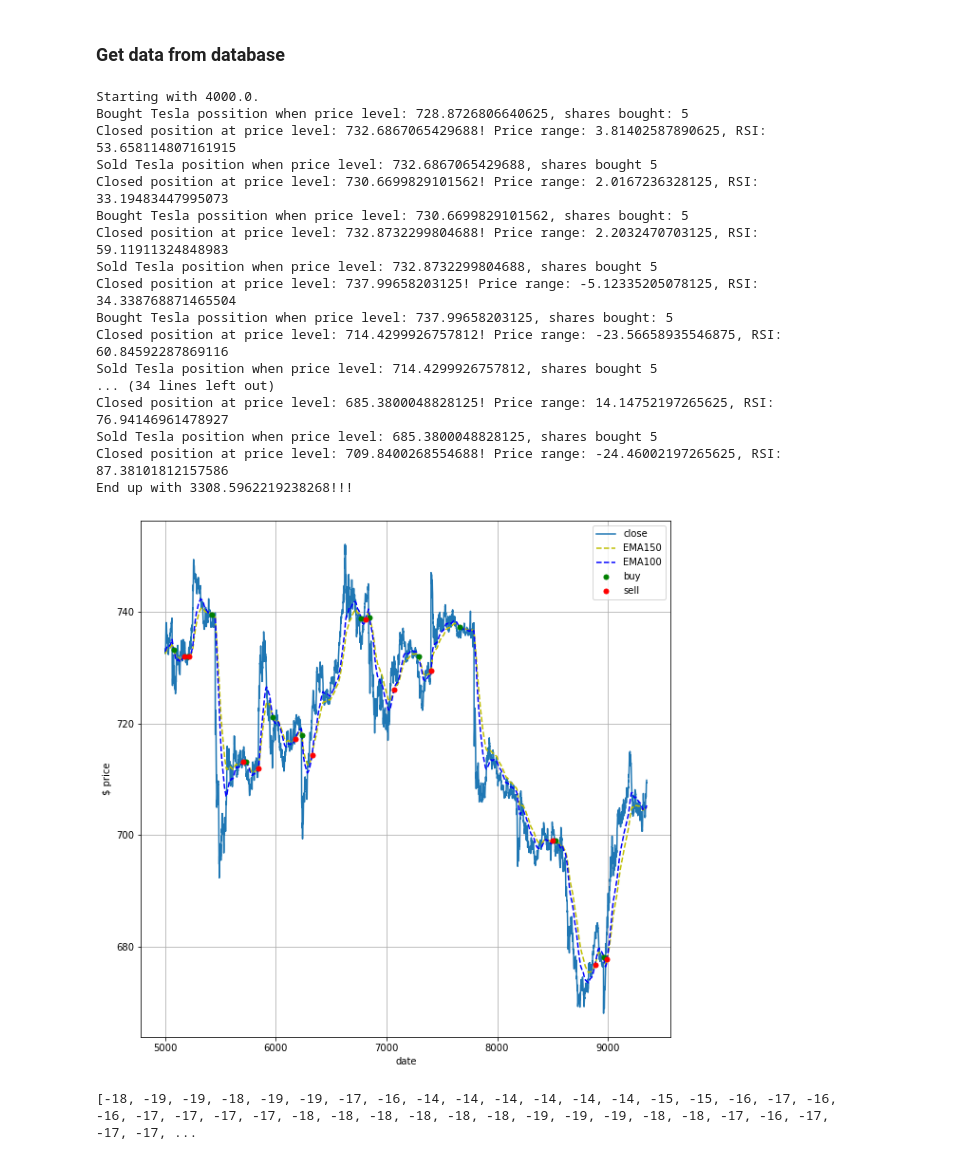
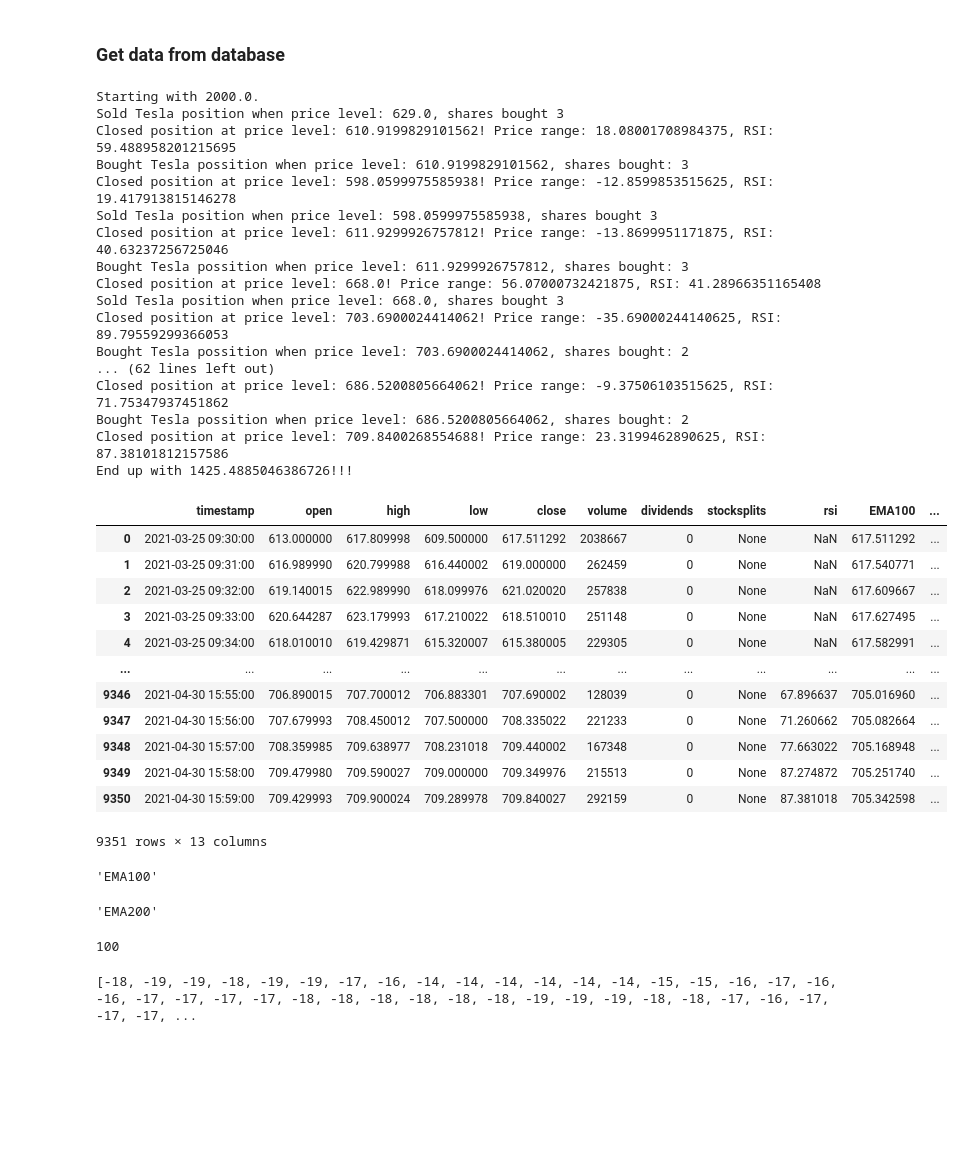
Before and after one commit to VayerMaking/borader, a Jupyter notebook: Untitled.ipynb, the cells around one changed output. Drawn from its saved outputs; the diff is of its cells as text; code cells hidden in the pictures; blank space fills up the shorter version.

```diff
--- a/Untitled.ipynb
+++ b/Untitled.ipynb
@@ -318,44 +318,56 @@ def print_one_ma_strategy(df, res, start_index, ticker):
 
     return result
 # %%
-# Transforming data(list) to dataframe
-# Dataframe has more options for making trading strategies
-df = convert_to_dataframe(get_database_data())
+def run_script(ma_one, ma_two, portfolio_percentage):
+    df = convert_to_dataframe(get_database_data())
 
+    df1 = calculate_rsi(df)
+    df['rsi'] = convert_to_dataframe(df1, columns=['rsi'])
 
-df1 = calculate_rsi(df)
-df['rsi'] = convert_to_dataframe(df1, columns=['rsi'])
+    start_index = 100
+    ma_columns = start_strategy(df, ma_one, ma_two)
 
-ma_one = 150
-ma_two = 100
-start_index = 5000
-ma_columns = start_strategy(df, ma_one, ma_two)
+    current_money = 10000
 
-current_money = 10000
-portfolio_percentage = 40
+    print_results_from_strategy(df, start_index, portfolio_percentage, current_money, "Tesla")
 
-print_results_from_strategy(df, start_index, portfolio_percentage, current_money, "Tesla")
-
-plot_results(df, ma_columns[0], ma_columns[1], start_index)
+    display(df, ma_columns[0], ma_columns[1], start_index)
-# %% [output]
-Starting with 4000.0.
-Bought Tesla possition when price level: 728.8726806640625, shares bought: 5
-Closed position at price level: 732.6867065429688! Price range: 3.81402587890625, RSI: 53.658114807161915
-Sold Tesla position when price level: 732.6867065429688, shares bought 5
-Closed position at price level: 730.6699829101562! Price range: 2.0167236328125, RSI: 33.19483447995073
-Bought Tesla possition when price level: 730.6699829101562, shares bought: 5
-Closed position at price level: 732.8732299804688! Price range: 2.2032470703125, RSI: 59.11911324848983
-Sold Tesla position when price level: 732.8732299804688, shares bought 5
-Closed position at price level: 737.99658203125! Price range: -5.12335205078125, RSI: 34.338768871465504
-Bought Tesla possition when price level: 737.99658203125, shares bought: 5
-Closed position at price level: 714.4299926757812! Price range: -23.56658935546875, RSI: 60.84592287869116
-Sold Tesla position when price level: 714.4299926757812, shares bought 5
-... (34 lines left out)
-Closed position at price level: 685.3800048828125! Price range: 14.14752197265625, RSI: 76.94146961478927
-Sold Tesla position when price level: 685.3800048828125, shares bought 5
-Closed position at price level: 709.8400268554688! Price range: -24.46002197265625, RSI: 87.38101812157586
-End up with 3308.5962219238268!!!
-[figure, removed]
+# %%
+run_script(100, 200, 20)
+# %% [output]
+Starting with 2000.0.
+Sold Tesla position when price level: 629.0, shares bought 3
+Closed position at price level: 610.9199829101562! Price range: 18.08001708984375, RSI: 59.488958201215695
+Bought Tesla possition when price level: 610.9199829101562, shares bought: 3
+Closed position at price level: 598.0599975585938! Price range: -12.8599853515625, RSI: 19.417913815146278
+Sold Tesla position when price level: 598.0599975585938, shares bought 3
+Closed position at price level: 611.9299926757812! Price range: -13.8699951171875, RSI: 40.63237256725046
+Bought Tesla possition when price level: 611.9299926757812, shares bought: 3
+Closed position at price level: 668.0! Price range: 56.07000732421875, RSI: 41.28966351165408
+Sold Tesla position when price level: 668.0, shares bought 3
+Closed position at price level: 703.6900024414062! Price range: -35.69000244140625, RSI: 89.79559299366053
+Bought Tesla possition when price level: 703.6900024414062, shares bought: 2
+... (62 lines left out)
+Closed position at price level: 686.5200805664062! Price range: -9.37506103515625, RSI: 71.75347937451862
+Bought Tesla possition when price level: 686.5200805664062, shares bought: 2
+Closed position at price level: 709.8400268554688! Price range: 23.3199462890625, RSI: 87.38101812157586
+End up with 1425.4885046386726!!!
+|  | timestamp | open | high | low | close | volume | dividends | stocksplits | rsi | EMA100 | ... |
+| 0 | 2021-03-25 09:30:00 | 613.000000 | 617.809998 | 609.500000 | 617.511292 | 2038667 | 0 | None | NaN | 617.511292 | ... |
+| 1 | 2021-03-25 09:31:00 | 616.989990 | 620.799988 | 616.440002 | 619.000000 | 262459 | 0 | None | NaN | 617.540771 | ... |
+| 2 | 2021-03-25 09:32:00 | 619.140015 | 622.989990 | 618.099976 | 621.020020 | 257838 | 0 | None | NaN | 617.609667 | ... |
+| 3 | 2021-03-25 09:33:00 | 620.644287 | 623.179993 | 617.210022 | 618.510010 | 251148 | 0 | None | NaN | 617.627495 | ... |
+| 4 | 2021-03-25 09:34:00 | 618.010010 | 619.429871 | 615.320007 | 615.380005 | 229305 | 0 | None | NaN | 617.582991 | ... |
+| ... | ... | ... | ... | ... | ... | ... | ... | ... | ... | ... | ... |
+| 9346 | 2021-04-30 15:55:00 | 706.890015 | 707.700012 | 706.883301 | 707.690002 | 128039 | 0 | None | 67.896637 | 705.016960 | ... |
+| 9347 | 2021-04-30 15:56:00 | 707.679993 | 708.450012 | 707.500000 | 708.335022 | 221233 | 0 | None | 71.260662 | 705.082664 | ... |
+| 9348 | 2021-04-30 15:57:00 | 708.359985 | 709.638977 | 708.231018 | 709.440002 | 167348 | 0 | None | 77.663022 | 705.168948 | ... |
+| 9349 | 2021-04-30 15:58:00 | 709.479980 | 709.590027 | 709.000000 | 709.349976 | 215513 | 0 | None | 87.274872 | 705.251740 | ... |
+| 9350 | 2021-04-30 15:59:00 | 709.429993 | 709.900024 | 709.289978 | 709.840027 | 292159 | 0 | None | 87.381018 | 705.342598 | ... |
+9351 rows × 13 columns
+'EMA100'
+'EMA200'
+100
 # %%
 def get_next_decition_probability(df, start_index, end_index = len(df['close'])):
     prev_data = {}
```
